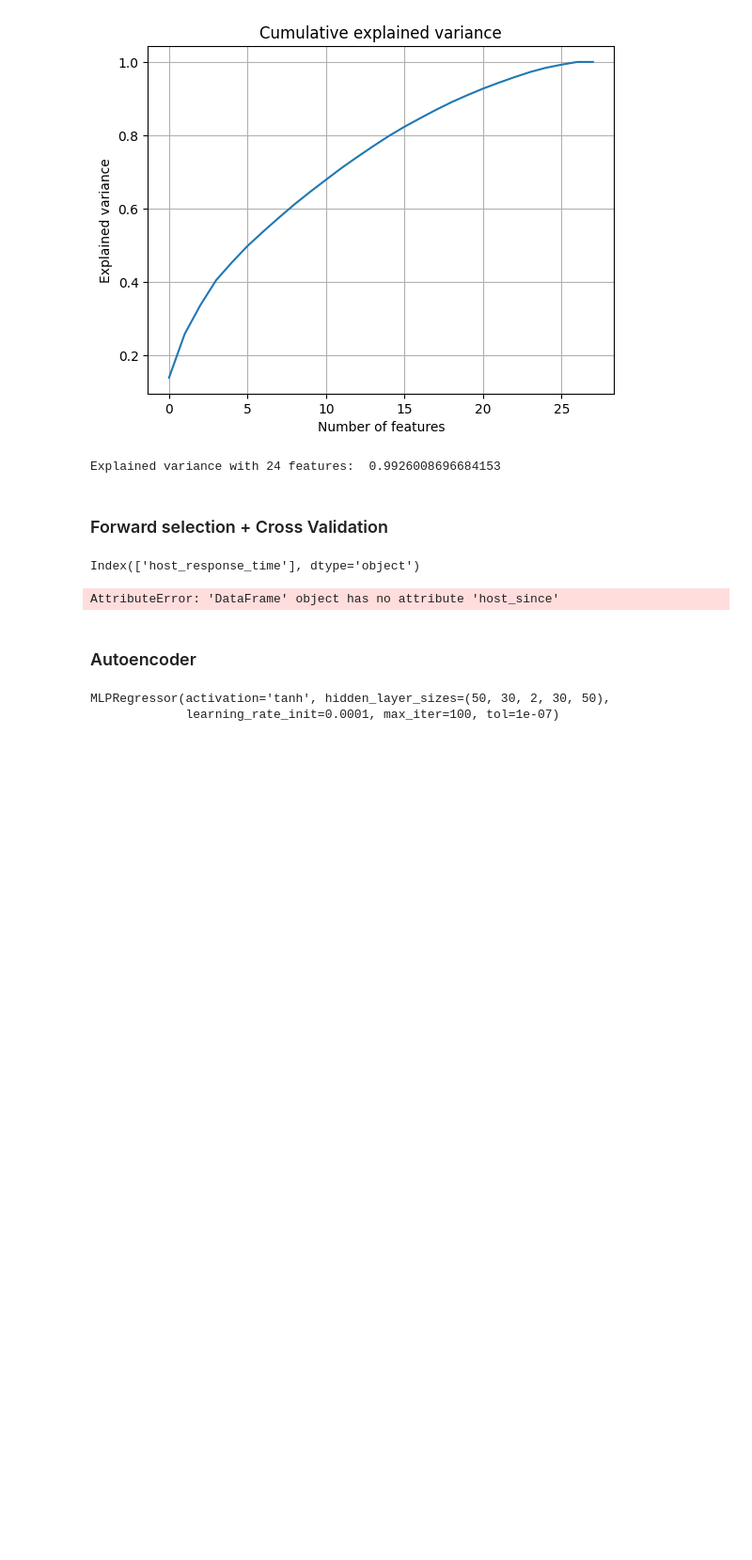
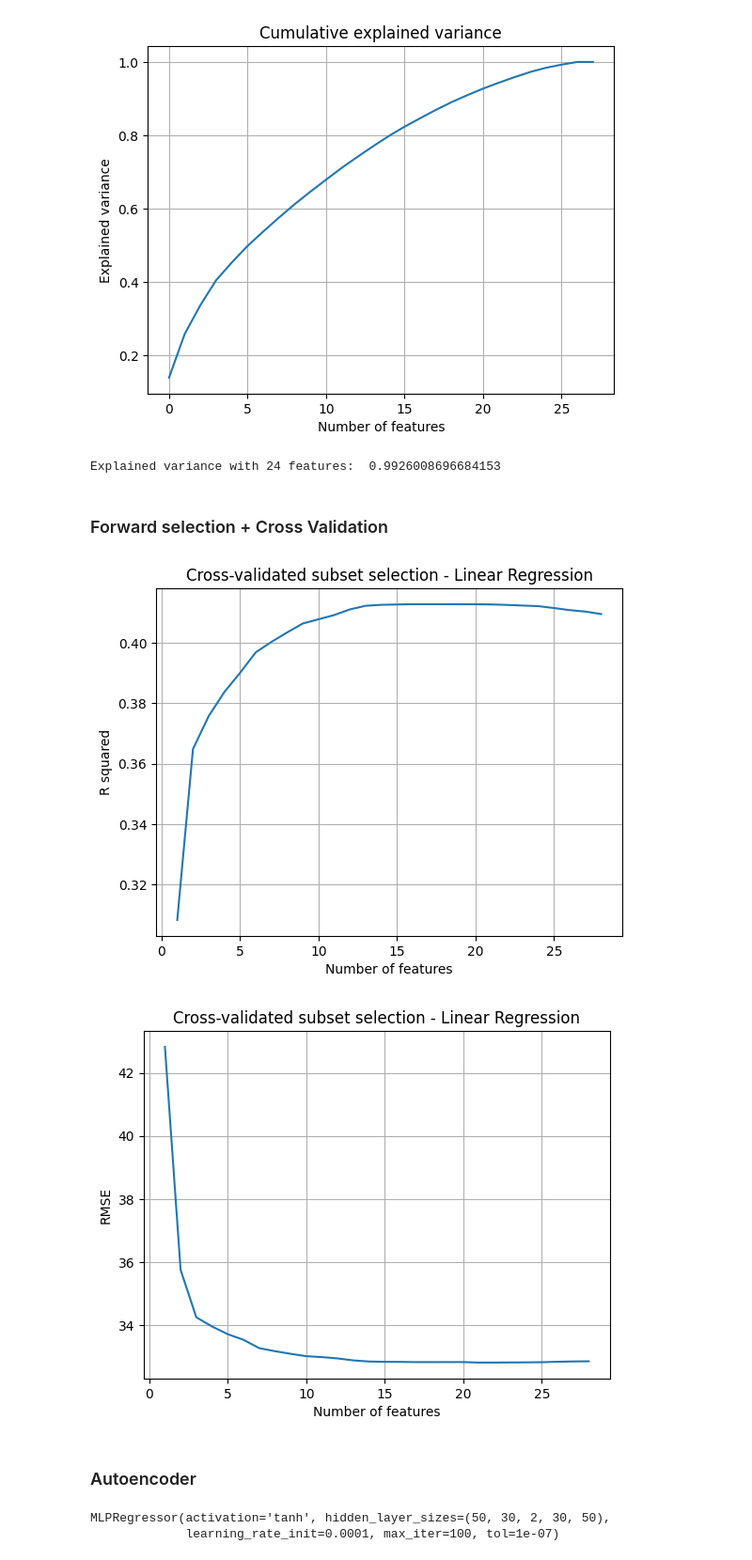
Before and after one commit to jose-melo/airbnb-berlin-price, a Jupyter notebook: src/berlin.ipynb, the cells around one changed output. Shown at 94% size. Saved outputs shown, nothing was run; the diff lists cells and outputs as text; code cells hidden in the pictures; blank space fills up the shorter version.

```diff
--- a/src/berlin.ipynb
+++ b/src/berlin.ipynb
@@ -136,20 +136,20 @@ def median_imputer(df: pd.DataFrame):
         'longitude','bathrooms','bedrooms','beds','guests_included','min_nights','reviews','overall_rating','accuracy_rating',
         'cleanliness_rating','checkin_rating', 'communication_rating','location_rating','value_rating' ]
 
-    print(df.columns)
-
     df = df.copy()
 
-    # Calculating the number of days
-    df['host_days_active'] = (datetime(2019, 7, 21) - df.host_since).astype('timedelta64[D]').copy()
+    if 'host_since' in df.columns:
+        # Calculating the number of days
+        df['host_days_active'] = (datetime(2019, 7, 21) - df.host_since).astype('timedelta64[D]').copy()
 
-    # Replacing null values with the median
-    df['host_days_active'] = df.host_days_active.fillna(df.host_days_active.median()).copy()
+        # Replacing null values with the median
+        df['host_days_active'] = df.host_days_active.fillna(df.host_days_active.median()).copy()
 
-    df['host_days_active'] = (datetime(2019, 7, 21) - df.host_since).astype('timedelta64[D]').copy()
-    df = df.drop('host_since', axis=1).copy()
+        df['host_days_active'] = (datetime(2019, 7, 21) - df.host_since).astype('timedelta64[D]').copy()
+        df.drop('host_since', axis=1, inplace=True)
 
     for col in change:
+        if col not in df.columns:continue
         df[col].fillna(df[col].median(), inplace=True)
 
     df = df.fillna(0).copy()
@@ -179,7 +179,7 @@ def fit_clf_scaler_cv(clf, X, y, clf_params, n_features=26):
         metric.append(rmse)
     return np.array(metric).mean()
 
-def fit_clf_scaler(clf, X, y, clf_params, n_features=26):
+def fit_clf_scaler(clf, X, y, clf_params, pipeline_params,n_features=26):
     X = X.copy()
     y = y.copy()
     X = X.reset_index(drop=True)
@@ -188,7 +188,7 @@ def fit_clf_scaler(clf, X, y, clf_params, n_features=26):
     pipe = Pipeline([('median_imputer', FunctionTransformer(median_imputer)),
     ('scaler', StandardScaler()),
     ('pca', PCA(n_components=n_features)),
-    ('svr', clf(**clf_params))], verbose=1)
+    ('svr', clf(**clf_params))], **pipeline_params)
 
     pipe.fit(X,y)
     return pipe
@@ -291,36 +291,50 @@ Explained variance with 24 features:  0.9926008696684153
 # %%
 def get_feature_importance(clf, params):
 	r2 = []
+	rmse = []
 	features = []
 	n_features = []
 
 	for k in range(1,len(X.columns) + 1):
 		r2_tmp = []
+		rmse_tmp = []
 		for new_feat in X_train.columns:
 			if new_feat in features: continue
 			new_features = features.copy()
 			new_features.append(new_feat)
-			r2_val = fit_clf_scaler(clf, X_train[new_features],y_train, params)
-			r2_tmp.append((r2_val, new_feat))
+			pipe = fit_clf_scaler(clf, X_train[new_features],y_train, params, {}, n_features=len(new_features))
+			r_squared = pipe.score(X_test[new_features],y_test)
+			y_pred = pipe.predict(X_test[new_features])
+			rmse_val = mean_squared_error(y_pred, y_test)**(1/2)
+			r2_tmp.append((r_squared, new_feat))
+			rmse_tmp.append(rmse_val)
 		r2.append(sorted(r2_tmp, key=lambda x: x[0])[-1][0])
+		rmse.append(sorted(rmse_tmp)[-1])
 		new_feat = sorted(r2_tmp, key=lambda x: x[0])[-1][1]
 		features.append(new_feat)
 		n_features.append(len(features))
 
-	df = pd.DataFrame({'n_features': n_features,'R2': r2,'features':features})
+	df = pd.DataFrame({'n_features': n_features,'R2': r2, 'RMSE':rmse ,'features':features})
 
 	return df
 # %%
 df = get_feature_importance(linear_model.LinearRegression, {})
 plt.title('Cross-validated subset selection - Linear Regression')
 plt.xlabel('Number of features')
 plt.ylabel('R squared')
 plt.grid()
 plt.plot(df['n_features'], df['R2'])
 plt.show()
+
+plt.title('Cross-validated subset selection - Linear Regression')
+plt.xlabel('Number of features')
+plt.ylabel('RMSE')
+plt.grid()
+plt.plot(df['n_features'], df['RMSE'])
+plt.show()
 # %% [output]
-Index(['host_response_time'], dtype='object')
-AttributeError: 'DataFrame' object has no attribute 'host_since'
+[figure, added]
+[figure, added]
 # %% [markdown]
 ### Autoencoder
 # %%
```
Also changed, not shown: parts of 1 cell of this notebook.
